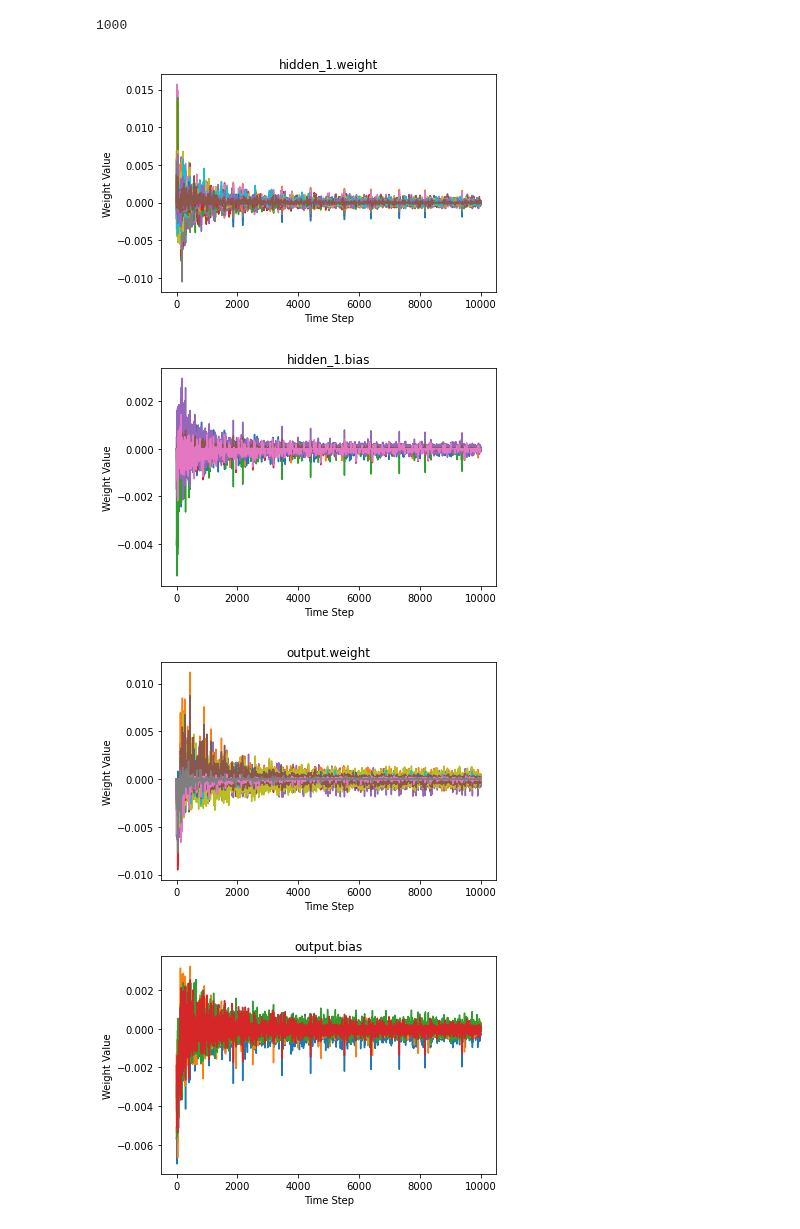
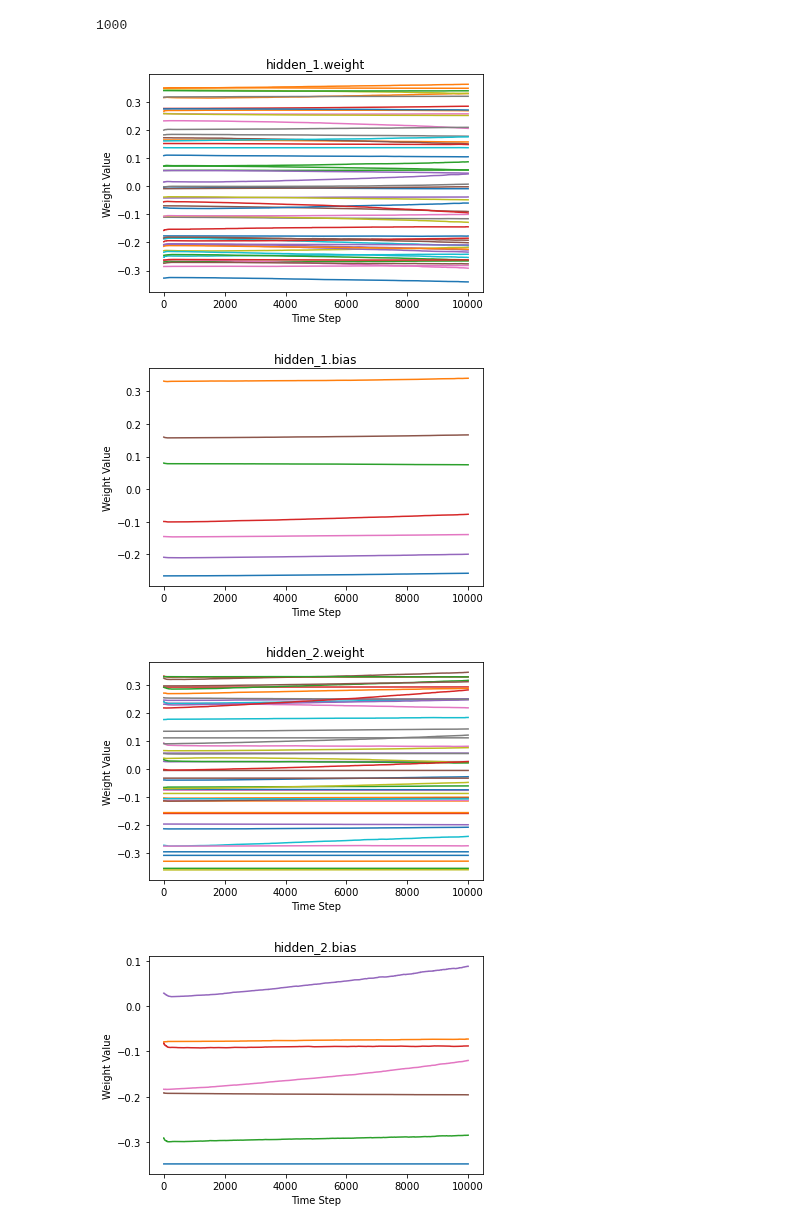
Before and after one commit to dallingordon/LABNET, a Jupyter notebook: labnet_implementation.ipynb, the cells around one changed output. Drawn from its saved outputs; the diff is of its cells as text; code cells hidden in the pictures.

```diff
--- a/labnet_implementation.ipynb
+++ b/labnet_implementation.ipynb
@@ -108,7 +49,7 @@ def initialize_weights_uniform(neural_network, low=-10, high=10):
 import torch
 from torch.distributions import uniform, normal
 
-def generate_random_data(gen_model,n, dist_type = 'normal', m =0, std=1):
+def generate_random_data(gen_model,n, dist_type = 'normal',  m =0, std=1, gen_lr = 0.01):
 
     input_size = gen_model.input_layer.in_features ##this only works with create_neural_network func above
     output_size = gen_model.output_layer.out_features
@@ -121,7 +62,7 @@ def generate_random_data(gen_model,n, dist_type = 'normal', m =0, std=1):
     ##random weights end up generating a lot of the same targets for random inputs.  its weird.
     ##talk to kulis about this
     criterion = nn.MSELoss()
-    optimizer = optim.SGD(gen_model.parameters(), lr=0.1)
+    optimizer = optim.SGD(gen_model.parameters(), lr=gen_lr)
 
     # Set the number of epochs
     num_epochs = 100
@@ -162,13 +103,17 @@ class MyModel(nn.Module):
     def __init__(self):
         super(MyModel, self).__init__()
         self.hidden_1 = nn.Linear(8, 7) ##make these all variables duh
-        #self.hidden_2 = nn.Linear(7,7)
+        self.hidden_2 = nn.Linear(7,7)
+        self.hidden_3 = nn.Linear(7,7)
+        self.hidden_4 = nn.Linear(7,7)
         self.output = nn.Linear(7, 4)
         self.relu = nn.ReLU()
 
     def forward(self, x):
         x = self.relu(self.hidden_1(x))
-        #x = self.relu(self.hidden_2(x))
+        x = self.relu(self.hidden_2(x))
+        x = self.relu(self.hidden_3(x))
+        x = self.relu(self.hidden_4(x))
         x = self.output(x)
         return x
 # %%
@@ -227,9 +165,9 @@ for epoch in range(num_epochs):
 # %% [output]
 1000
 # %%
-lab.graph(diff=1)
+lab.graph(diff=0)
 # %% [output]
-[figure, old version]
+[figure, new version]
-[figure, old version]
+[figure, new version]
-[figure, old version]
+[figure, new version]
-[figure, old version]
+[figure, new version]
```
Also changed, not shown: parts of 11 cells of this notebook.
